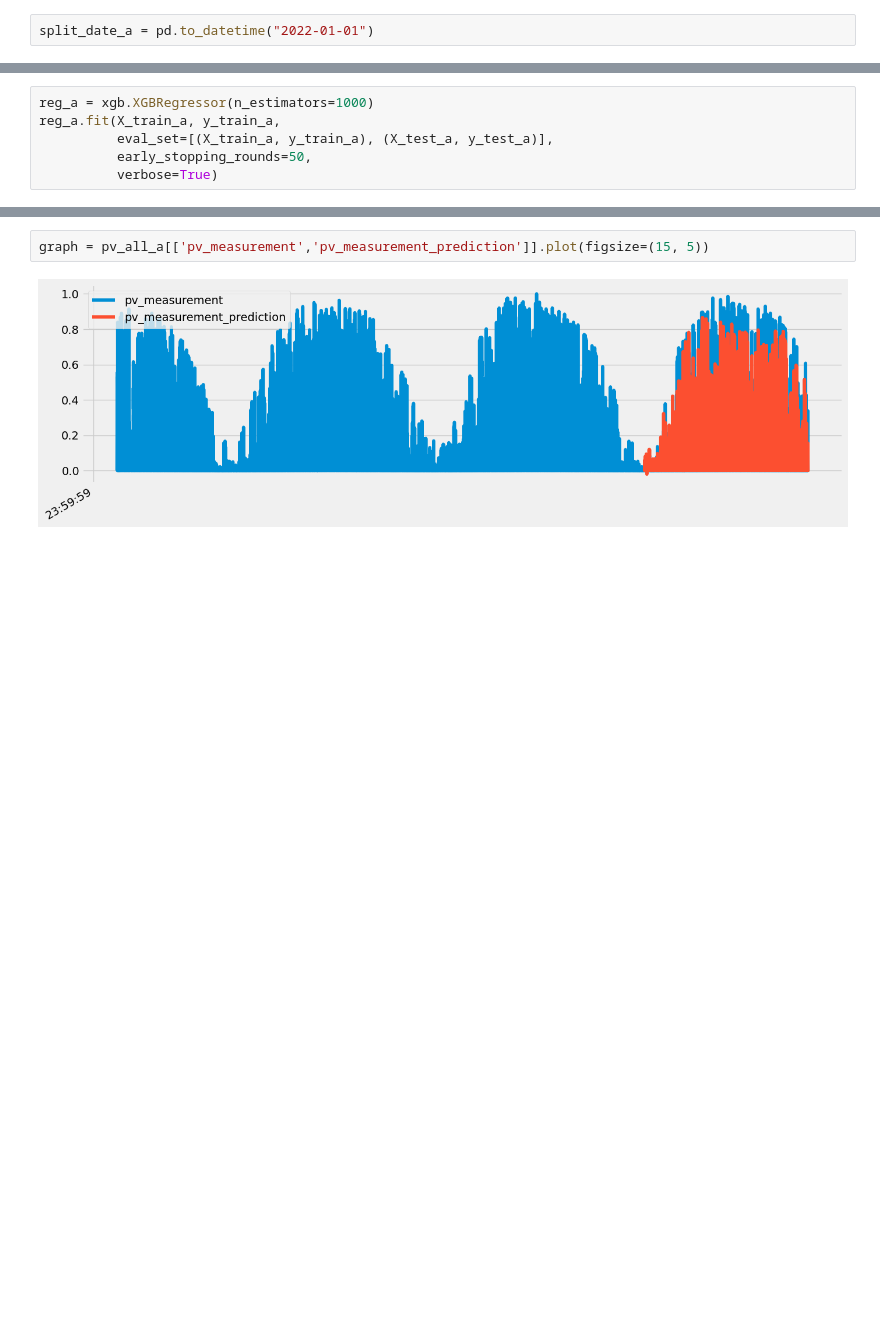
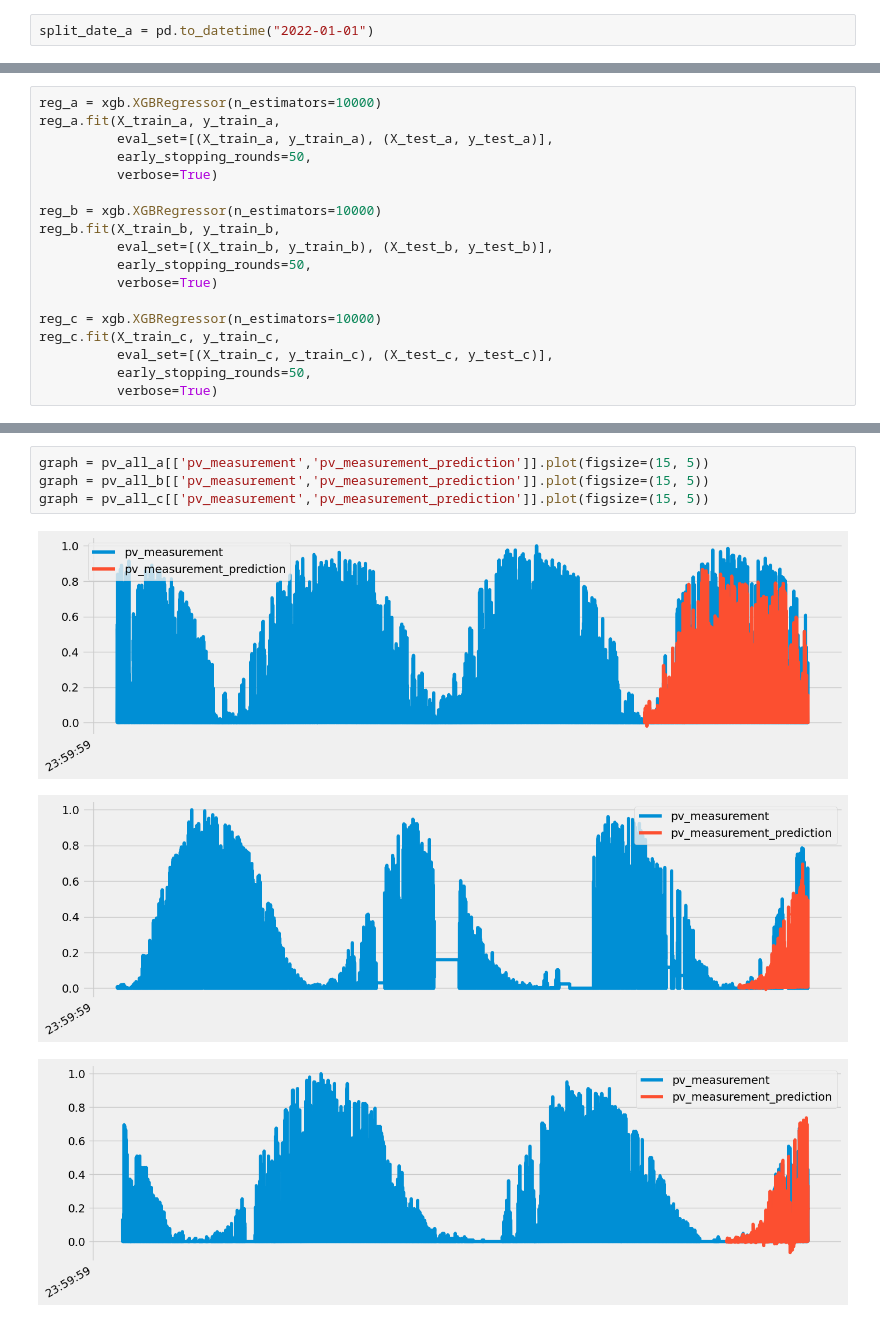
Before and after one commit to art-test-stack/ml_competition, a Jupyter notebook: read_files_nahel.ipynb, the cells around one changed output, grey strips where cells are left out. Cells and saved outputs as stored; diff of their text form; blank space fills up the shorter version.

```diff
--- a/read_files_nahel.ipynb
+++ b/read_files_nahel.ipynb
@@ -1074,9 +234,21 @@ X_test_a, y_test_a = create_features(pv_test_a, label='pv_measurement')
 # %%
-reg_a = xgb.XGBRegressor(n_estimators=1000)
+reg_a = xgb.XGBRegressor(n_estimators=10000)
 reg_a.fit(X_train_a, y_train_a,
           eval_set=[(X_train_a, y_train_a), (X_test_a, y_test_a)],
           early_stopping_rounds=50,
           verbose=True)
+
+reg_b = xgb.XGBRegressor(n_estimators=10000)
+reg_b.fit(X_train_b, y_train_b,
+          eval_set=[(X_train_b, y_train_b), (X_test_b, y_test_b)],
+          early_stopping_rounds=50,
+          verbose=True)
+
+reg_c = xgb.XGBRegressor(n_estimators=10000)
+reg_c.fit(X_train_c, y_train_c,
+          eval_set=[(X_train_c, y_train_c), (X_test_c, y_test_c)],
+          early_stopping_rounds=50,
+          verbose=True)
 # %% [output]
 [0]     validation_0-rmse:0.15567       validation_1-rmse:0.16777
 [1]     validation_0-rmse:0.12332       validation_1-rmse:0.13487
@@ -1127,4 +332,8 @@ pv_all_a = pd.concat([pv_test_a, pv_train_a], sort=False)
 # %%
 graph = pv_all_a[['pv_measurement','pv_measurement_prediction']].plot(figsize=(15, 5))
+graph = pv_all_b[['pv_measurement','pv_measurement_prediction']].plot(figsize=(15, 5))
+graph = pv_all_c[['pv_measurement','pv_measurement_prediction']].plot(figsize=(15, 5))
 # %% [output]
 [figure]
+[figure, added]
+[figure, added]
```
Also changed, not shown: parts of 76 cells of this notebook.
